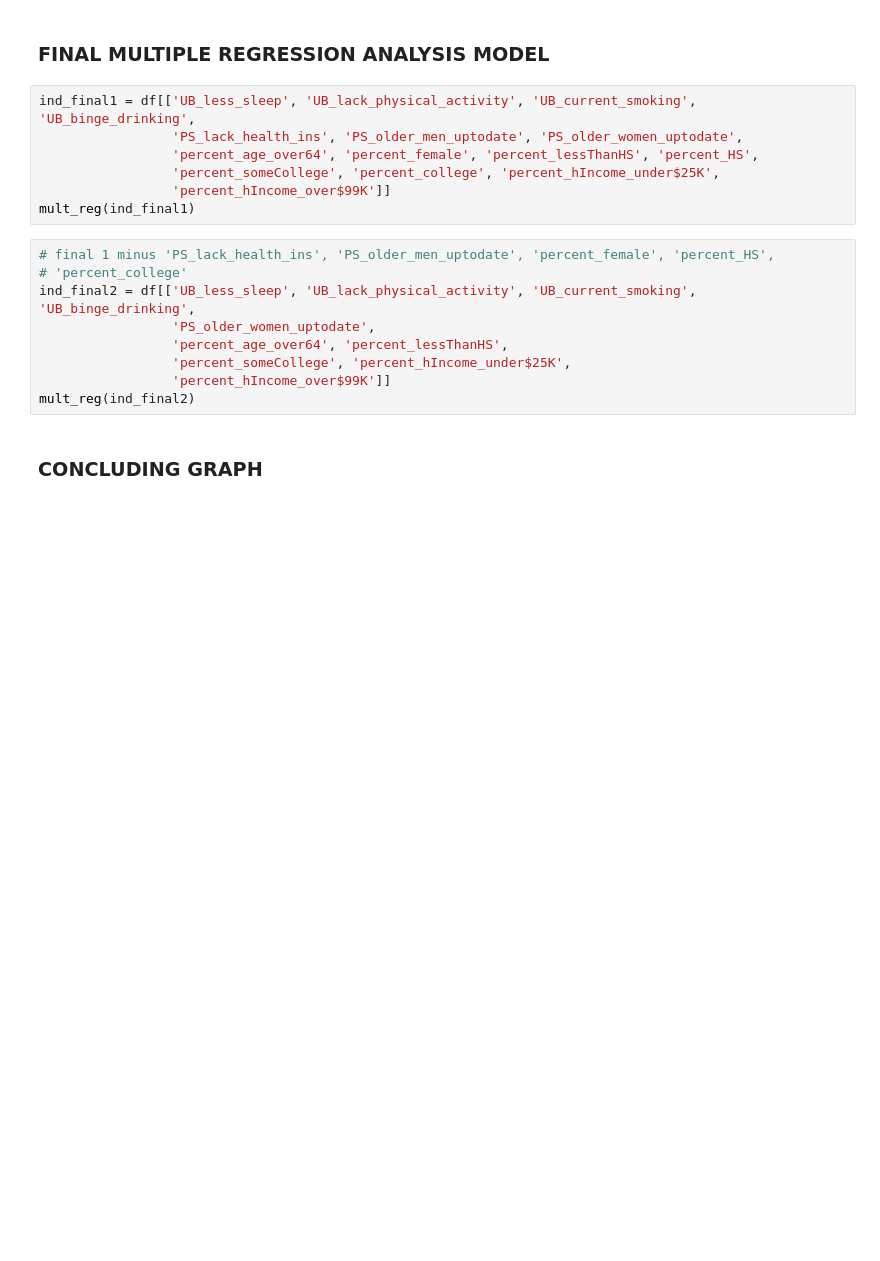
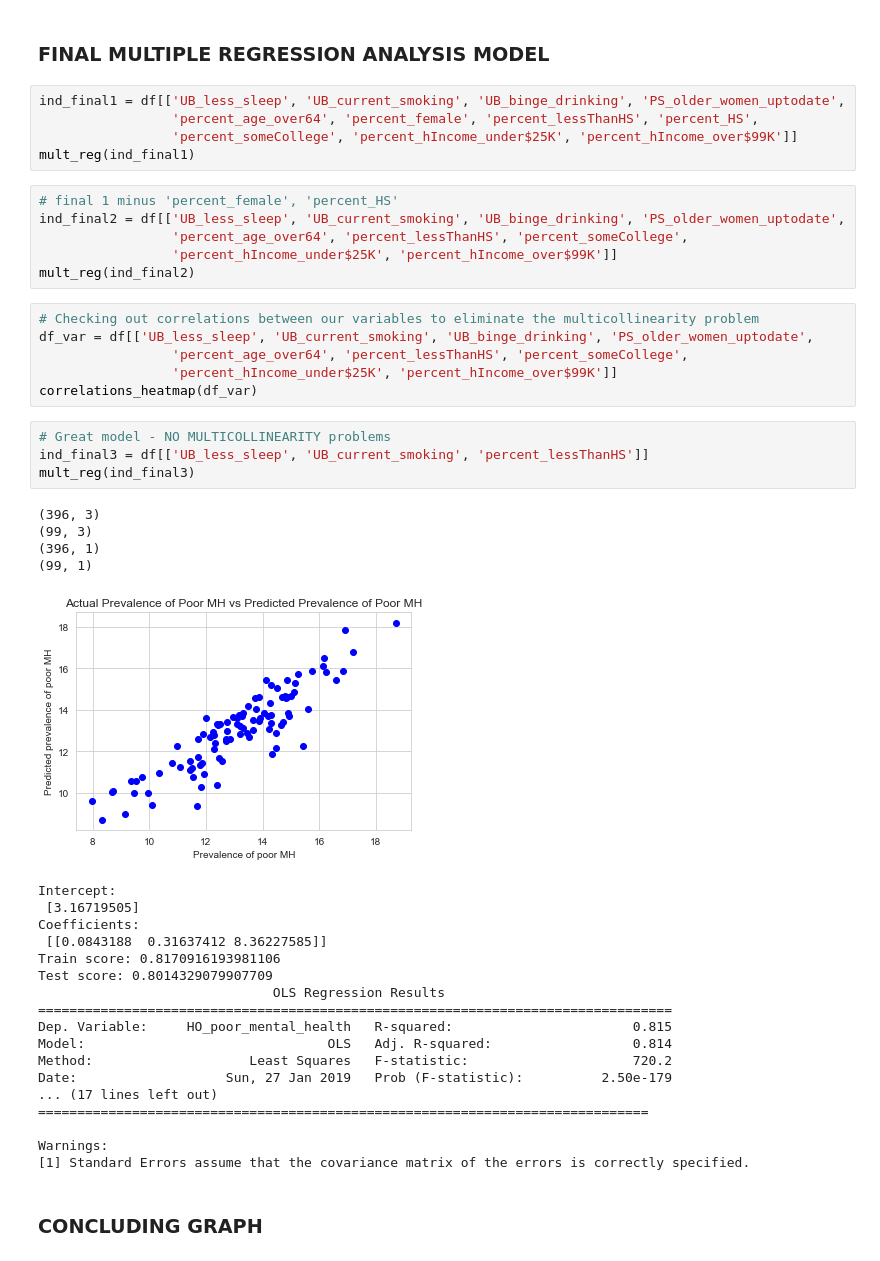
Before and after one commit to PetitsPoissons/Health_Project, a Jupyter notebook: MH_notebook_final.ipynb, the cells around one changed output. Saved outputs shown, nothing was run; the diff lists cells and outputs as text; blank space fills up the shorter version.

Commit message:
all minus post mortem section

```diff
--- a/MH_notebook_final.ipynb
+++ b/MH_notebook_final.ipynb
@@ -545,21 +557,49 @@ We conclude with a graph highlighting the importance of two health behaviors the
 # %% [markdown]
 ### FINAL MULTIPLE REGRESSION ANALYSIS MODEL
 # %%
-ind_final1 = df[['UB_less_sleep', 'UB_lack_physical_activity', 'UB_current_smoking', 'UB_binge_drinking',
-                 'PS_lack_health_ins', 'PS_older_men_uptodate', 'PS_older_women_uptodate',
+ind_final1 = df[['UB_less_sleep', 'UB_current_smoking', 'UB_binge_drinking', 'PS_older_women_uptodate',
                  'percent_age_over64', 'percent_female', 'percent_lessThanHS', 'percent_HS',
-                 'percent_someCollege', 'percent_college', 'percent_hIncome_under$25K',
-                 'percent_hIncome_over$99K']]
+                 'percent_someCollege', 'percent_hIncome_under$25K', 'percent_hIncome_over$99K']]
 mult_reg(ind_final1)
 # %%
-# final 1 minus 'PS_lack_health_ins', 'PS_older_men_uptodate', 'percent_female', 'percent_HS',
-# 'percent_college'
-ind_final2 = df[['UB_less_sleep', 'UB_lack_physical_activity', 'UB_current_smoking', 'UB_binge_drinking',
-                 'PS_older_women_uptodate',
-                 'percent_age_over64', 'percent_lessThanHS',
-                 'percent_someCollege', 'percent_hIncome_under$25K',
-                 'percent_hIncome_over$99K']]
+# final 1 minus 'percent_female', 'percent_HS'
+ind_final2 = df[['UB_less_sleep', 'UB_current_smoking', 'UB_binge_drinking', 'PS_older_women_uptodate',
+                 'percent_age_over64', 'percent_lessThanHS', 'percent_someCollege',
+                 'percent_hIncome_under$25K', 'percent_hIncome_over$99K']]
 mult_reg(ind_final2)
+# %%
+# Checking out correlations between our variables to eliminate the multicollinearity problem
+df_var = df[['UB_less_sleep', 'UB_current_smoking', 'UB_binge_drinking', 'PS_older_women_uptodate',
+                 'percent_age_over64', 'percent_lessThanHS', 'percent_someCollege',
+                 'percent_hIncome_under$25K', 'percent_hIncome_over$99K']]
+correlations_heatmap(df_var)
+# %%
+# Great model - NO MULTICOLLINEARITY problems
+ind_final3 = df[['UB_less_sleep', 'UB_current_smoking', 'percent_lessThanHS']]
+mult_reg(ind_final3)
+# %% [output]
+(396, 3)
+(99, 3)
+(396, 1)
+(99, 1)
+[figure, added]
+Intercept:
+ [3.16719505]
+Coefficients:
+ [[0.0843188  0.31637412 8.36227585]]
+Train score: 0.8170916193981106
+Test score: 0.8014329079907709
+                              OLS Regression Results
+=================================================================================
+Dep. Variable:     HO_poor_mental_health   R-squared:                       0.815
+Model:                               OLS   Adj. R-squared:                  0.814
+Method:                    Least Squares   F-statistic:                     720.2
+Date:                   Sun, 27 Jan 2019   Prob (F-statistic):          2.50e-179
+... (17 lines left out)
+==============================================================================
+
+Warnings:
+[1] Standard Errors assume that the covariance matrix of the errors is correctly specified.
 # %% [markdown]
 ### CONCLUDING GRAPH
 # %%
```
Also changed, not shown: parts of 13 cells of this notebook, 2 other files.
